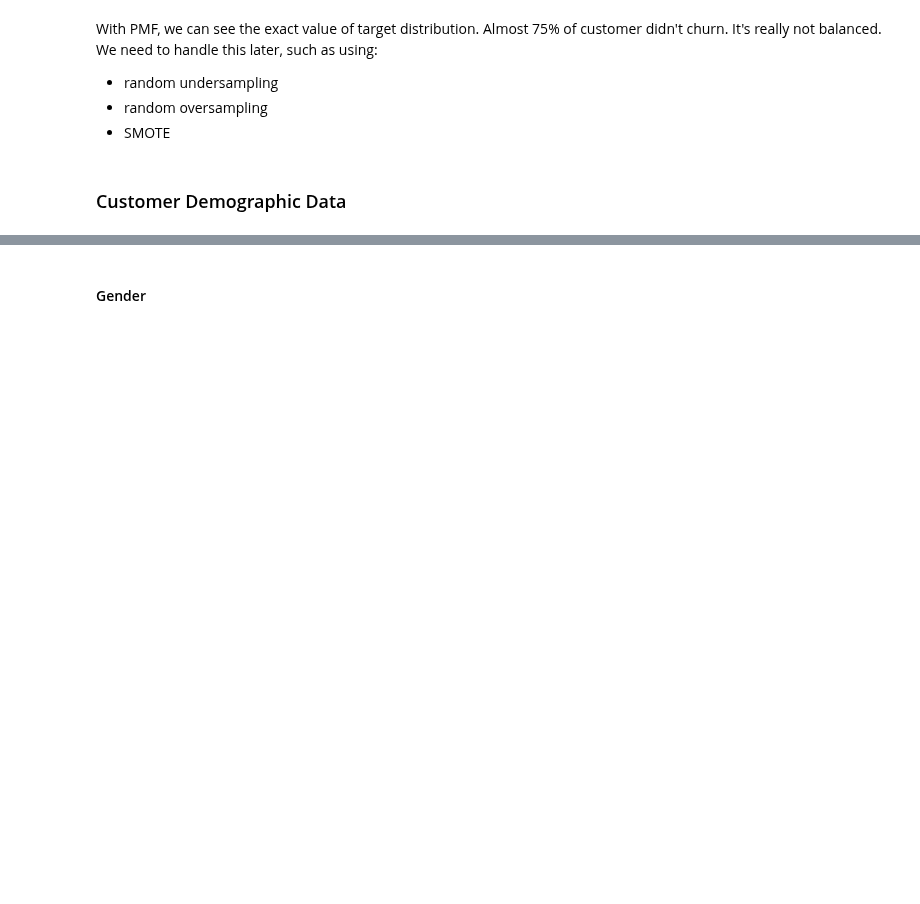
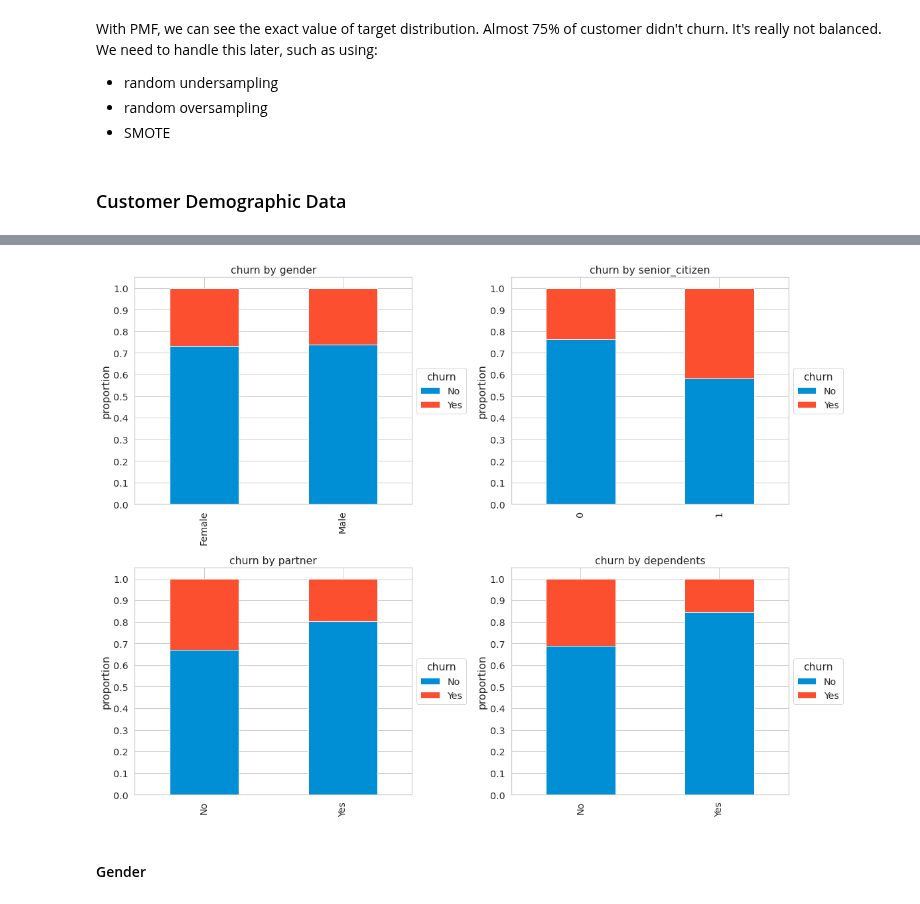
Before and after one commit to adhang/data-science-digital-skola, a Jupyter notebook: 99. Final Project/Telco Customer Churn Prediction.ipynb, the cells around one changed output, grey strips where cells are left out. Saved outputs shown, nothing was run; the diff lists cells and outputs as text; code cells hidden in the pictures; blank space fills up the shorter version.

```diff
--- a/99. Final Project/Telco Customer Churn Prediction.ipynb
+++ b/99. Final Project/Telco Customer Churn Prediction.ipynb
@@ -681,3 +718,25 @@ With PMF, we can see the exact value of target distribution. Almost 75% of custo
+# %%
+demographic_column = ['gender','senior_citizen','partner','dependents']
+
+fig, ax = plt.subplots(2, 2, figsize=(16,12))
+axes_list = [axes for axes_row in ax for axes in axes_row]
+
+for i, col in enumerate(demographic_column):
+  crosstab = pd.crosstab(index=data[col], columns=data['churn'], normalize='index')
+
+  crosstab.plot(kind='bar', stacked=True, ax=axes_list[i])
+
+  axes_list[i].set_title(f'churn by {col}')
+  axes_list[i].set_xlabel('')
+  axes_list[i].set_ylabel('proportion')
+  axes_list[i].set_yticks(np.linspace(0,1,11))
+
+  axes_list[i].legend(loc='center left', bbox_to_anchor=(1, 0.5), title='churn') # 1 = x-right, 0.5 = y-center
+
+plt.tight_layout()
+plt.show()
+# %% [output]
+[figure, added]
 # %% [markdown]
 #### Gender
 # %%
```
Also changed, not shown: parts of 26 cells of this notebook.
